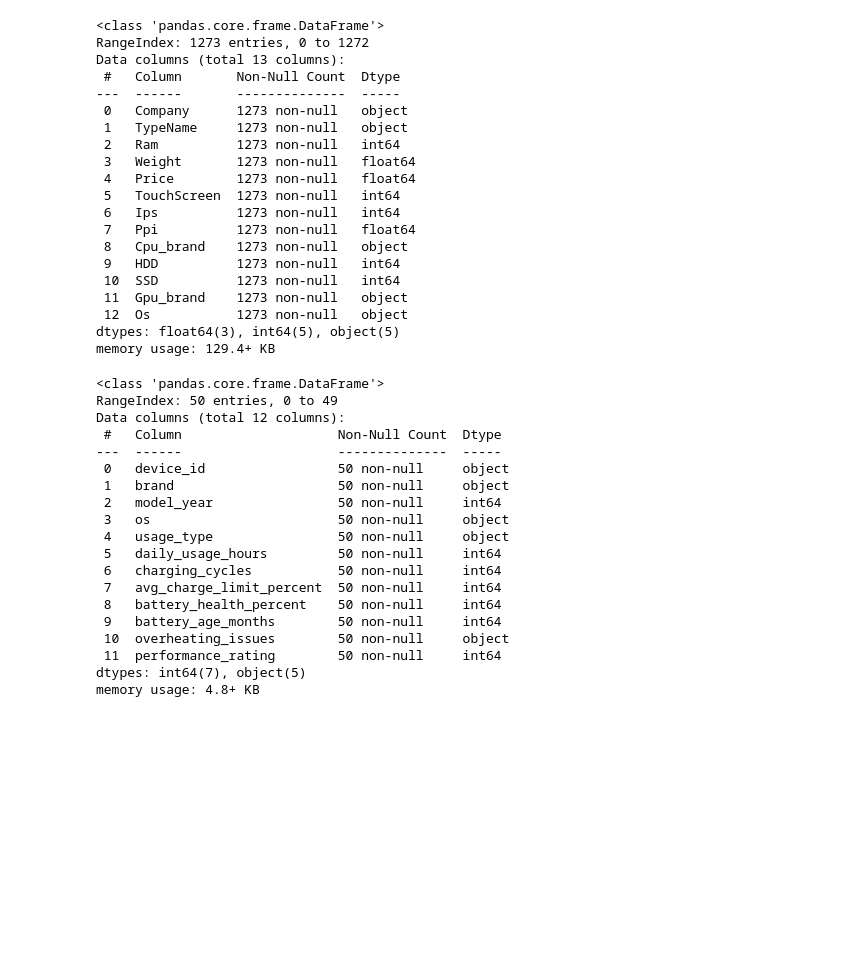
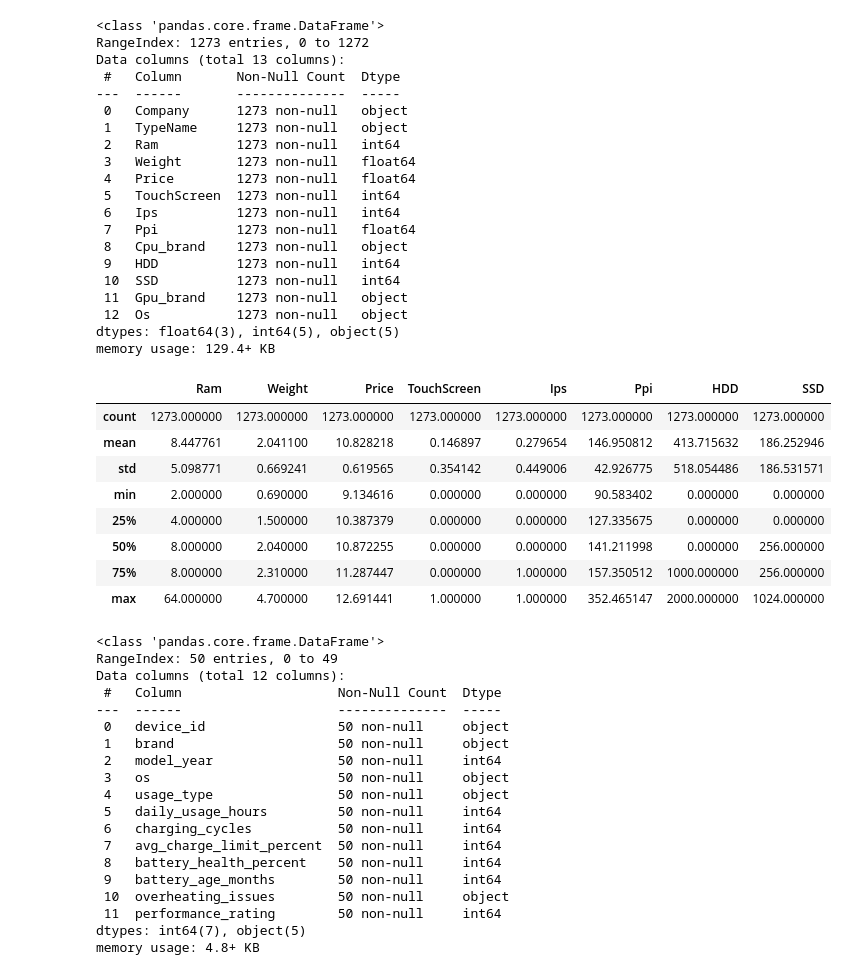
Before and after one commit to rdomgjona21/PAP_projekt, a Jupyter notebook: projekt.ipynb, the cells around one changed output. Drawn from its saved outputs; the diff is of its cells as text; code cells hidden in the pictures; blank space fills up the shorter version.

```diff
--- a/projekt.ipynb
+++ b/projekt.ipynb
@@ -54,6 +56,18 @@ Data columns (total 13 columns):
  12  Os           1273 non-null   object
 dtypes: float64(3), int64(5), object(5)
 memory usage: 129.4+ KB
+# %%
+df_laptops.describe()
+# %% [output]
+|  | Ram | Weight | Price | TouchScreen | Ips | Ppi | HDD | SSD |
+| count | 1273.000000 | 1273.000000 | 1273.000000 | 1273.000000 | 1273.000000 | 1273.000000 | 1273.000000 | 1273.000000 |
+| mean | 8.447761 | 2.041100 | 10.828218 | 0.146897 | 0.279654 | 146.950812 | 413.715632 | 186.252946 |
+| std | 5.098771 | 0.669241 | 0.619565 | 0.354142 | 0.449006 | 42.926775 | 518.054486 | 186.531571 |
+| min | 2.000000 | 0.690000 | 9.134616 | 0.000000 | 0.000000 | 90.583402 | 0.000000 | 0.000000 |
+| 25% | 4.000000 | 1.500000 | 10.387379 | 0.000000 | 0.000000 | 127.335675 | 0.000000 | 0.000000 |
+| 50% | 8.000000 | 2.040000 | 10.872255 | 0.000000 | 0.000000 | 141.211998 | 0.000000 | 256.000000 |
+| 75% | 8.000000 | 2.310000 | 11.287447 | 0.000000 | 1.000000 | 157.350512 | 1000.000000 | 256.000000 |
+| max | 64.000000 | 4.700000 | 12.691441 | 1.000000 | 1.000000 | 352.465147 | 2000.000000 | 1024.000000 |
 # %%
 df_battery.info()
 # %% [output]
```
Also changed, not shown: parts of 9 cells of this notebook.
